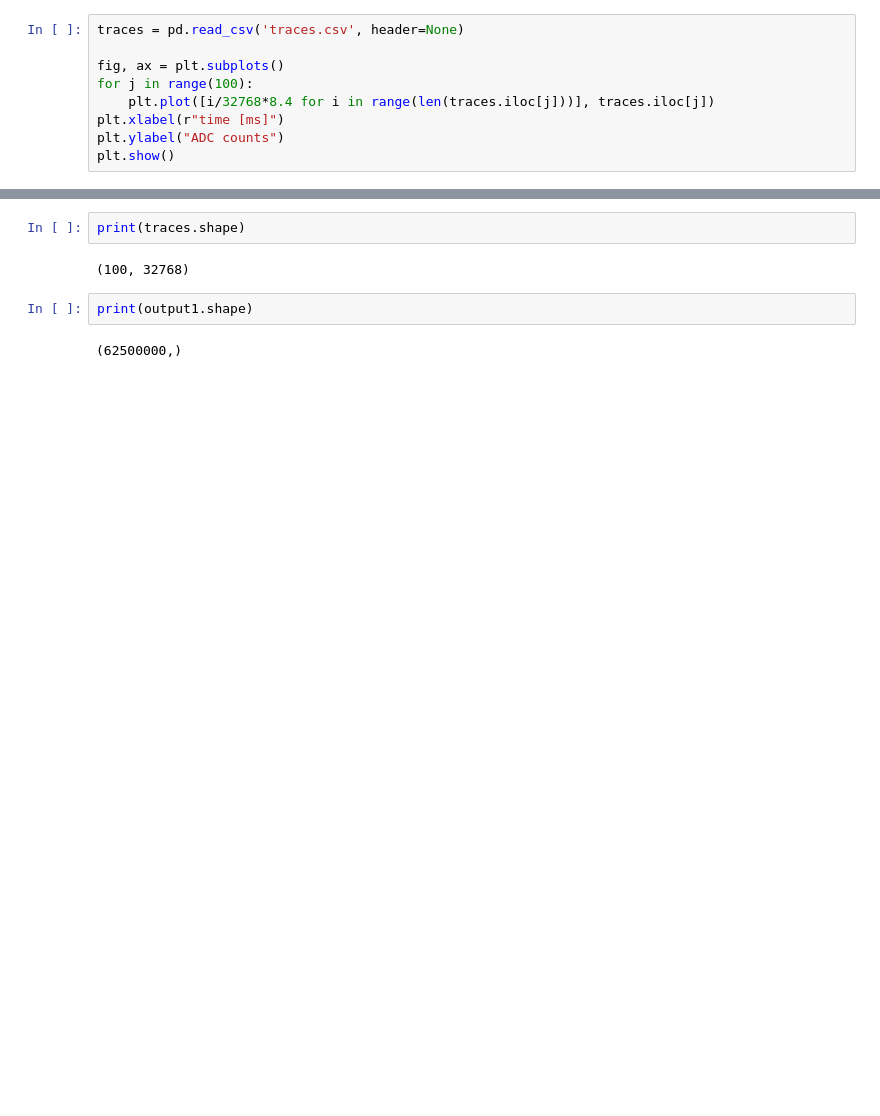
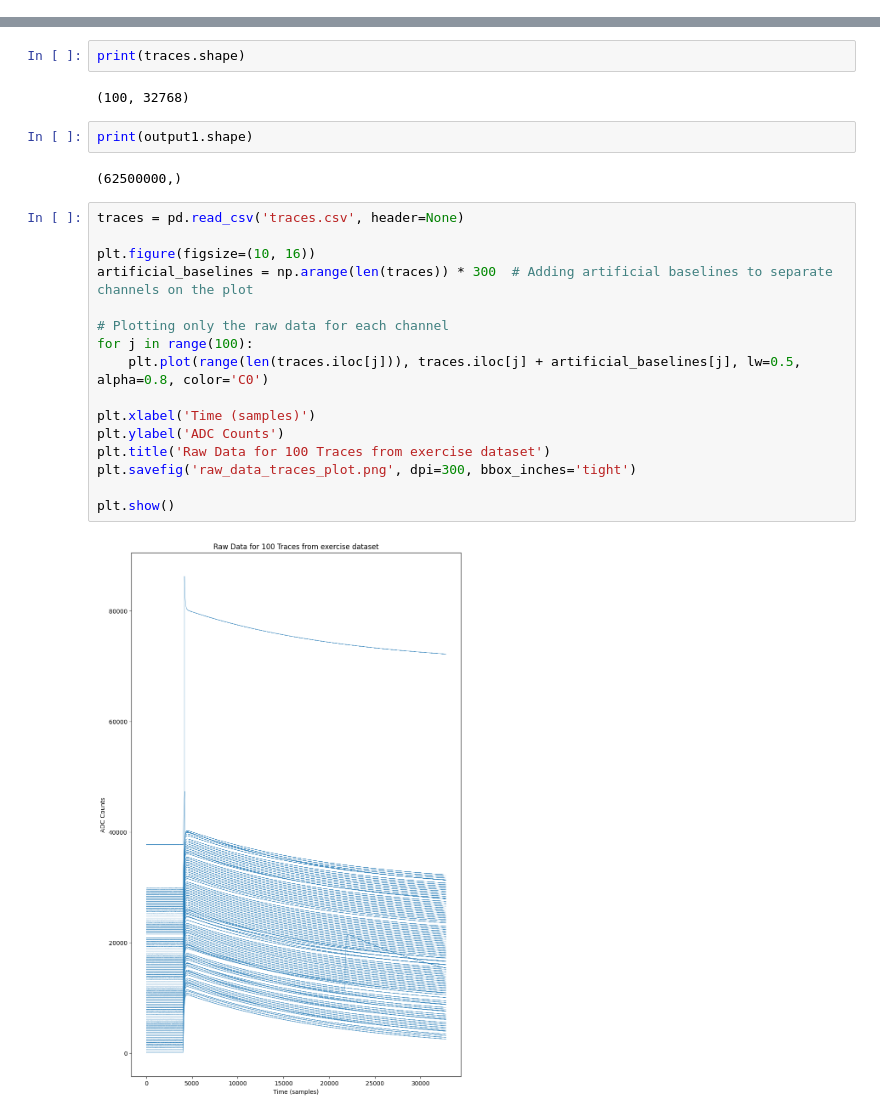
Before and after one commit to dowlingwong/DELight_mtr, a Jupyter notebook: wk2/read_data.ipynb, the cells around one changed output, grey strips where cells are left out. Saved outputs shown, nothing was run; the diff lists cells and outputs as text; blank space fills up the shorter version.

Commit message:
run data

```diff
--- a/wk2/read_data.ipynb
+++ b/wk2/read_data.ipynb
@@ -47,9 +42,0 @@ len(output1)
-# %%
-traces = pd.read_csv('traces.csv', header=None)
-
-fig, ax = plt.subplots()
-for j in range(100):
-    plt.plot([i/32768*8.4 for i in range(len(traces.iloc[j]))], traces.iloc[j])
-plt.xlabel(r"time [ms]")
-plt.ylabel("ADC counts")
-plt.show()
@@ -63,3 +48,21 @@ print(traces.shape)
 print(output1.shape)
 # %% [output]
 (62500000,)
+# %%
+traces = pd.read_csv('traces.csv', header=None)
+
+plt.figure(figsize=(10, 16))
+artificial_baselines = np.arange(len(traces)) * 300  # Adding artificial baselines to separate channels on the plot
+
+# Plotting only the raw data for each channel
+for j in range(100):
+    plt.plot(range(len(traces.iloc[j])), traces.iloc[j] + artificial_baselines[j], lw=0.5, alpha=0.8, color='C0')
+
+plt.xlabel('Time (samples)')
+plt.ylabel('ADC Counts')
+plt.title('Raw Data for 100 Traces from exercise dataset')
+plt.savefig('raw_data_traces_plot.png', dpi=300, bbox_inches='tight')
+
+plt.show()
+# %% [output]
+[figure, added]
```
Also changed, not shown: parts of 6 cells of this notebook, 4 other files.
